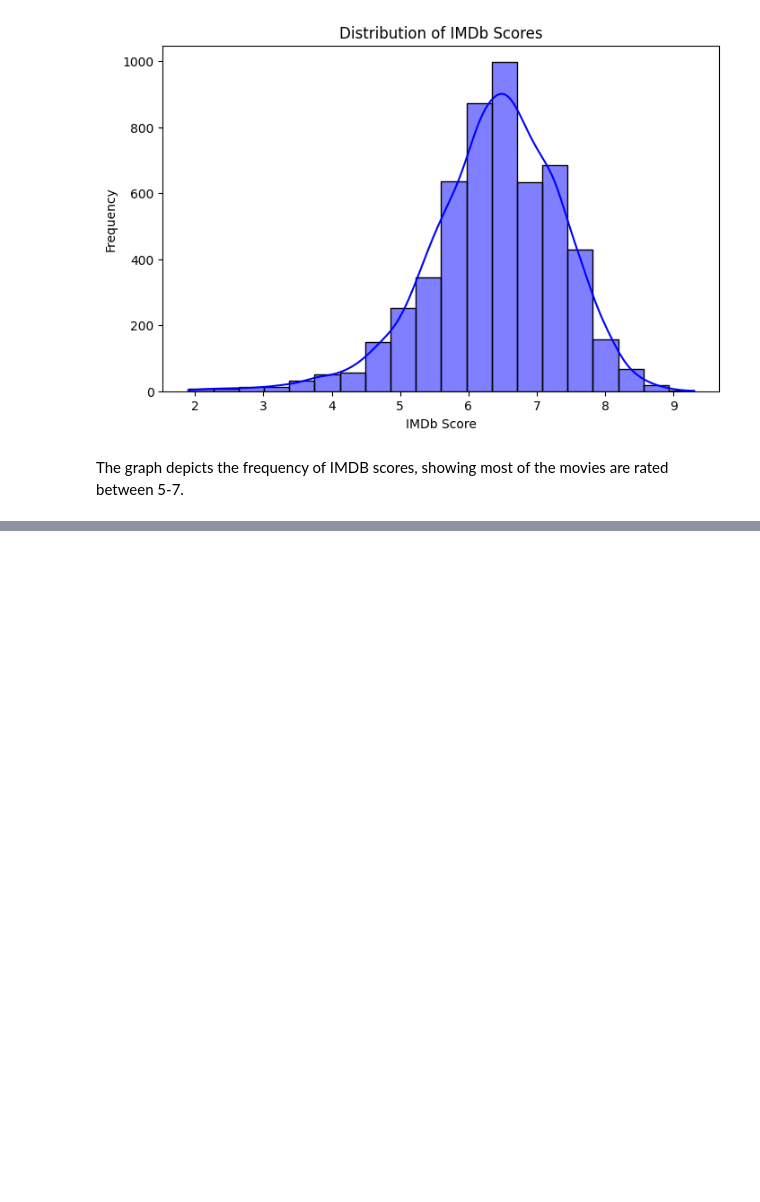
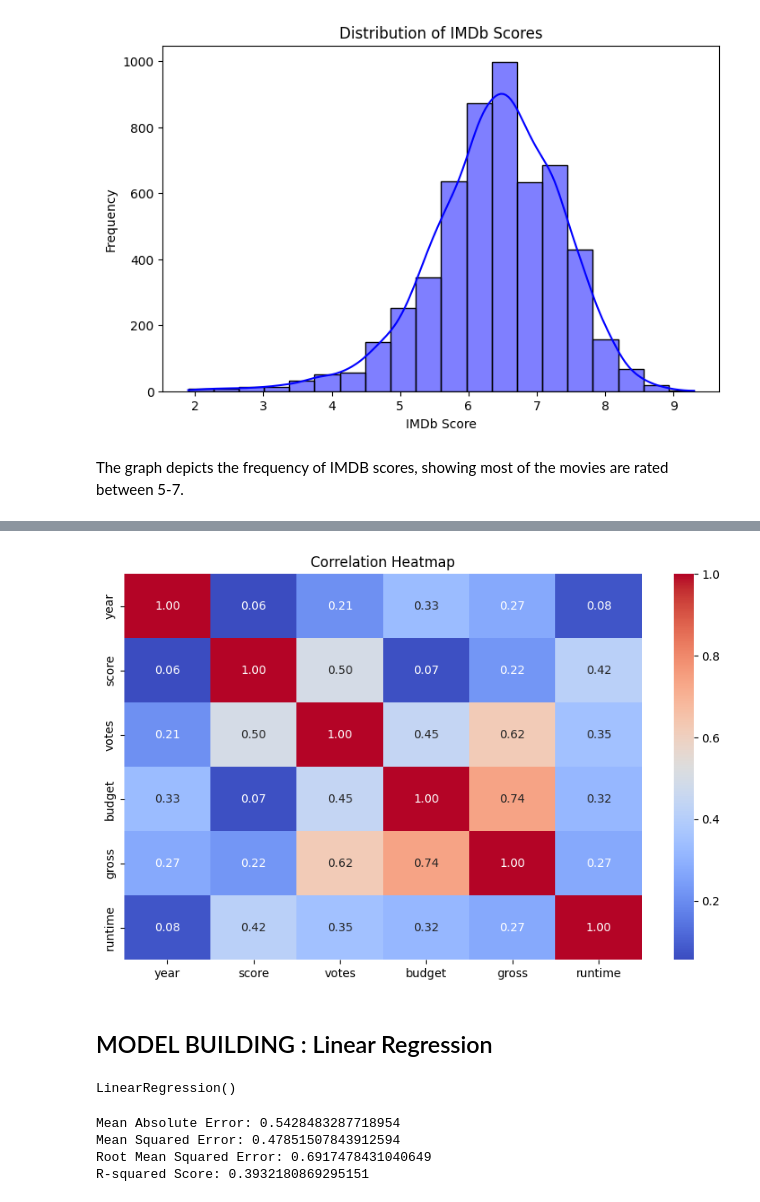
Before and after one commit to Rkunwar25/MovieRatingPredictionModel, a Jupyter notebook: movie_rating.ipynb, the cells around one changed output, grey strips where cells are left out. Drawn from its saved outputs; the diff is of its cells as text; code cells hidden in the pictures; blank space fills up the shorter version.

Commit message:
Added a Prediction model feature

```diff
--- a/movie_rating.ipynb
+++ b/movie_rating.ipynb
@@ -197,0 +212,9 @@ The graph depicts the frequency of IMDB scores, showing most of the movies are r
+# %%
+plt.figure(figsize=(10, 6))
+sn.heatmap(d.corr(numeric_only=True), annot=True, cmap="coolwarm", fmt=".2f")
+plt.title("Correlation Heatmap")
+plt.show()
+# %% [output]
+[figure, added]
+# %% [markdown]
+## MODEL BUILDING : Linear Regression
@@ -197,0 +243,5 @@ The graph depicts the frequency of IMDB scores, showing most of the movies are r
+# %%
+model = LinearRegression()
+model.fit(X_train, y_train)
+# %% [output]
+LinearRegression()
@@ -197,0 +255,10 @@ The graph depicts the frequency of IMDB scores, showing most of the movies are r
+# %%
+print(f"Mean Absolute Error: {mae}")
+print(f"Mean Squared Error: {mse}")
+print(f"Root Mean Squared Error: {rmse}")
+print(f"R-squared Score: {r2}")
+# %% [output]
+Mean Absolute Error: 0.5428483287718954
+Mean Squared Error: 0.47851507843912594
+Root Mean Squared Error: 0.6917478431040649
+R-squared Score: 0.3932180869295151
```
Also changed, not shown: parts of 11 cells of this notebook.
